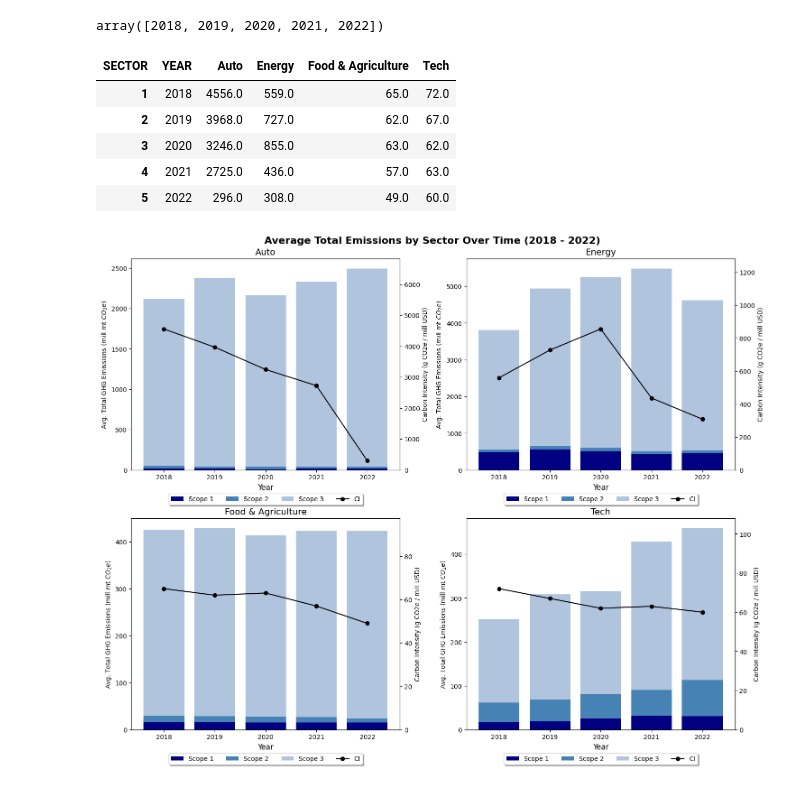
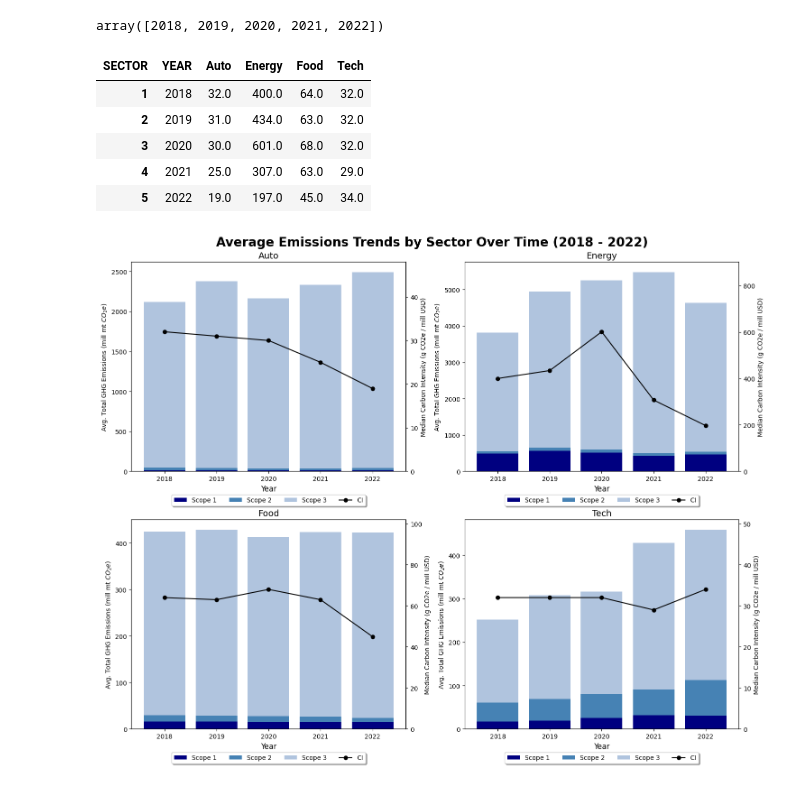
Before and after one commit to zcjanin/decarbonization-2024, a Jupyter notebook: Charts.ipynb, the cells around one changed output. Drawn from its saved outputs; the diff is of its cells as text; code cells hidden in the pictures.

```diff
--- a/Charts.ipynb
+++ b/Charts.ipynb
@@ -7,2 +8,6 @@ import matplotlib.pyplot as plt
 # %%
 sectors = pd.read_csv('data/sectors.csv')
+# %%
+sectors['SECTOR'] = sectors['SECTOR'].replace(to_replace={
+    'Food & Agriculture' : 'Food'
+})
@@ -146,49 +151,49 @@ scope1_BySector['YEAR'].values
 # %% [output]
 array([2018, 2019, 2020, 2021, 2022])
 # %%
-avgci_BySector = sectors.pivot_table(
+medci_BySector = sectors.pivot_table(
     index='YEAR',
     columns='SECTOR',
     values='Adjusted CI',
-    aggfunc = np.mean
+    aggfunc = np.median
 ).round(0).reset_index().drop([0])
-avgci_BySector
+medci_BySector
 # %% [output]
-| SECTOR | YEAR | Auto | Energy | Food & Agriculture | Tech |
-| 1 | 2018 | 4556.0 | 559.0 | 65.0 | 72.0 |
-| 2 | 2019 | 3968.0 | 727.0 | 62.0 | 67.0 |
-| 3 | 2020 | 3246.0 | 855.0 | 63.0 | 62.0 |
-| 4 | 2021 | 2725.0 | 436.0 | 57.0 | 63.0 |
-| 5 | 2022 | 296.0 | 308.0 | 49.0 | 60.0 |
+| SECTOR | YEAR | Auto | Energy | Food | Tech |
+| 1 | 2018 | 32.0 | 400.0 | 64.0 | 32.0 |
+| 2 | 2019 | 31.0 | 434.0 | 63.0 | 32.0 |
+| 3 | 2020 | 30.0 | 601.0 | 68.0 | 32.0 |
+| 4 | 2021 | 25.0 | 307.0 | 63.0 | 29.0 |
+| 5 | 2022 | 19.0 | 197.0 | 45.0 | 34.0 |
 # %%
 n=0
 row = [0, 0, 1, 1]
 colu = [0, 1, 0, 1]
 fig, ax1 = plt.subplots(2, 2, figsize=[15,12])
 for col in avg_BySector.columns[1:]:
     ax1[row[n],colu[n]].bar(scope1_BySector['YEAR'], height=scope1_BySector[col], color='navy', label='Scope 1')
     ax1[row[n],colu[n]].bar(scope2_BySector['YEAR'], height=scope2_BySector[col], bottom=scope1_BySector[col], color='steelblue', label='Scope 2')
     ax1[row[n],colu[n]].bar(scope3_BySector['YEAR'], height=scope3_BySector[col], bottom=scope1_BySector[col]+scope2_BySector[col], color='lightsteelblue', label='Scope 3')
 
     ax2 = ax1[row[n],colu[n]].twinx()
-    ax2.plot(avgci_BySector['YEAR'], avgci_BySector[col], color = 'black', marker = 'o', label='CI')
+    ax2.plot(medci_BySector['YEAR'], medci_BySector[col], color = 'black', marker = 'o', label='CI')
 
 
 
     ax1[row[n],colu[n]].set_xlabel('Year', fontsize=12)
     ax1[row[n],colu[n]].set_ylabel('Avg. Total GHG Emissions (mill mt $CO_{2}e$)')
-    ax2.set_ylabel('Carbon Intensity (g CO2e / mill USD)')
-    ax2.set_ylim(0, max(avgci_BySector[col])*1.5)
+    ax2.set_ylabel('Median Carbon Intensity (g CO2e / mill USD)')
+    ax2.set_ylim(0, max(medci_BySector[col])*1.5)
     plt.title(col, fontsize=14)
     plt.ylim(0, )
     lines, labels = ax1[row[n],colu[n]].get_legend_handles_labels()
     lines2, labels2 = ax2.get_legend_handles_labels()
     ax2.legend(lines + lines2, labels + labels2, loc='lower center', bbox_to_anchor=(0.5, -0.18), fancybox=True, shadow=True, ncol=4)
     # plt.legend()
     n+=1
 
-plt.suptitle('Average Total Emissions by Sector Over Time (2018 - 2022)', fontsize=16, fontweight='bold')
+plt.suptitle('Average Emissions Trends by Sector Over Time (2018 - 2022)', fontsize=20, fontweight='bold')
 plt.tight_layout()
 # %% [output]
-[figure, old version]
+[figure, new version]
 # %%
```
Also changed, not shown: parts of 13 cells of this notebook.
